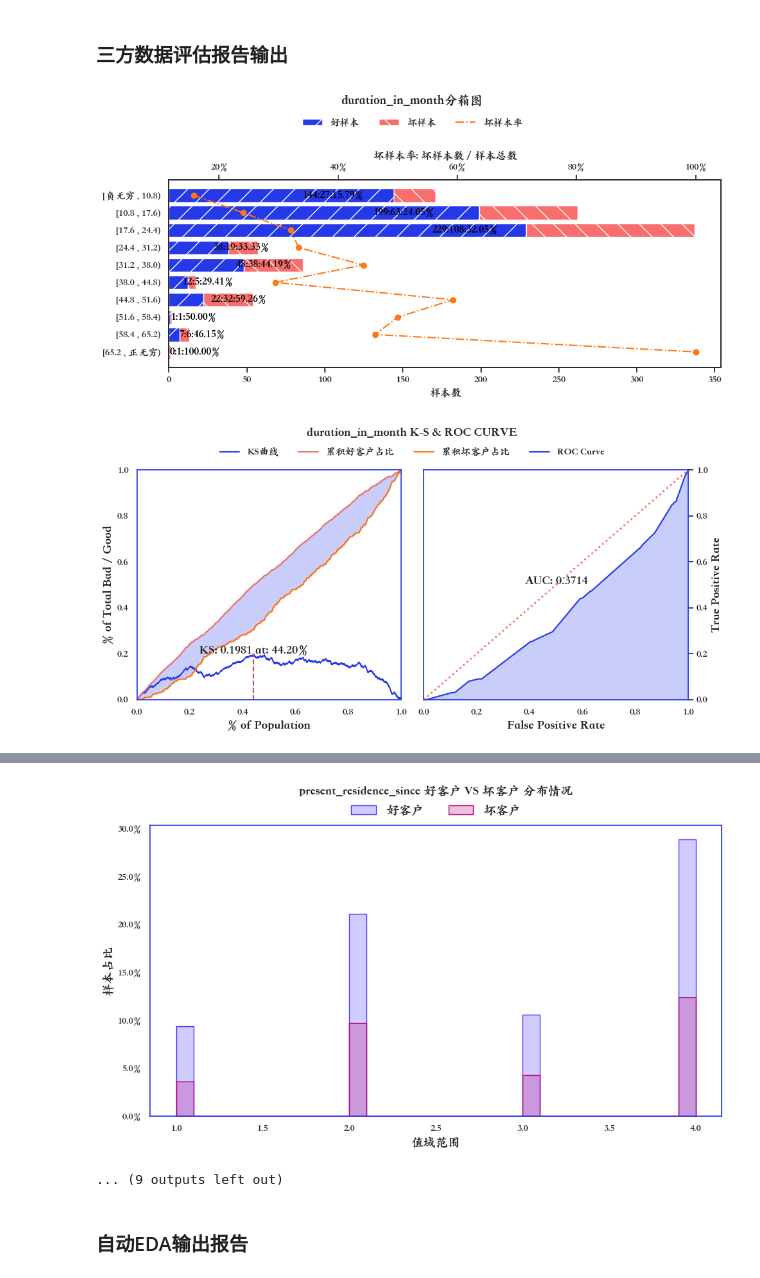
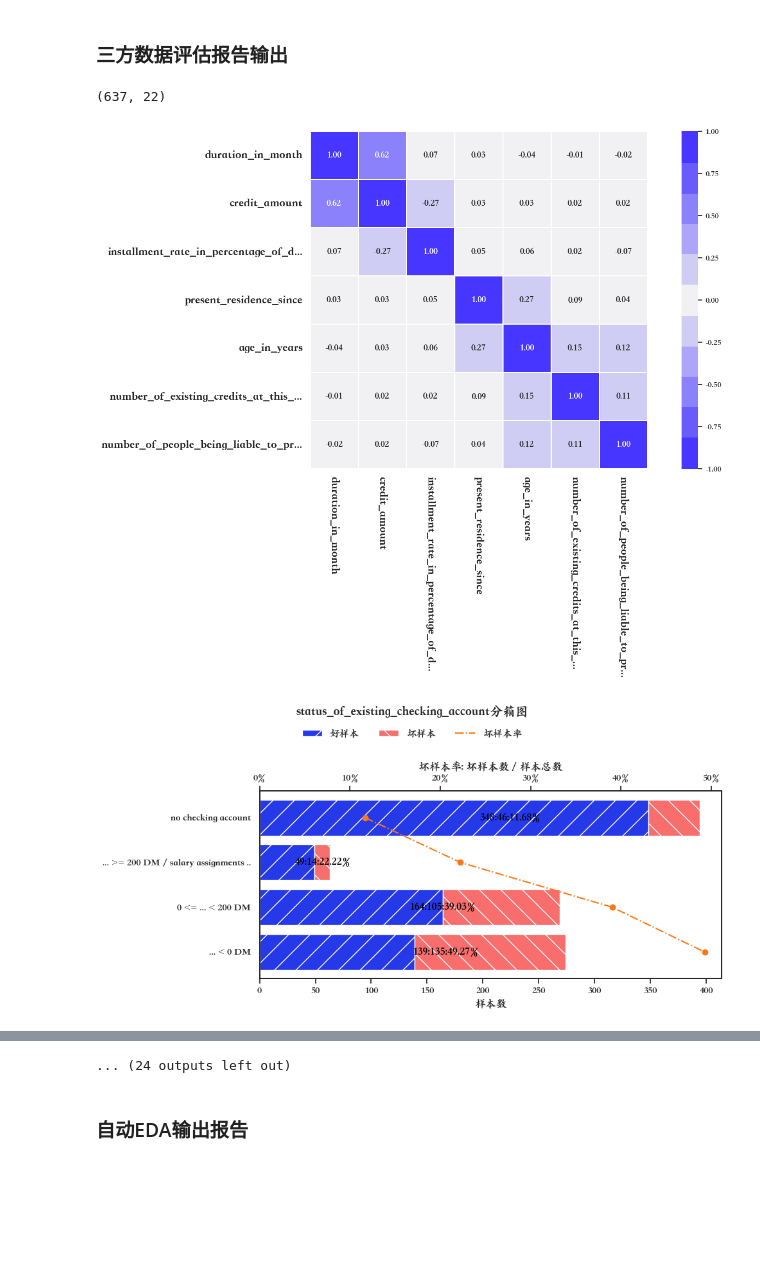
Before and after one commit to itlubber/scorecardpipeline, a Jupyter notebook: examples/auto_report.ipynb, the cells around one changed output, grey strips where cells are left out. Saved outputs shown, nothing was run; the diff lists cells and outputs as text; code cells hidden in the pictures; blank space fills up the shorter version.

```diff
--- a/examples/auto_report.ipynb
+++ b/examples/auto_report.ipynb
@@ -25,24 +25,37 @@ init_setting()
 # %% [markdown]
 ### 三方数据评估报告输出
 # %%
+# 参考: https://scorecardpipeline.itlubber.art/scorecardpipeline.html#module-scorecardpipeline.auto_report
+# pip install scorecardpipeline -i https://pypi.org/simple
+
+from scorecardpipeline import *
+
+# 初始化设置，包含忽略warning、画图字体、[随机种子、日志输出]
+init_setting()
+
+# 加载数据集，标签转换为 0 和 1
 target = "creditability"
 data = germancredit()
 data[target] = data[target].map({"good": 0, "bad": 1})
-features = data.select_dtypes(include="number").columns.drop(target).tolist()
+features = data.columns.drop(target).tolist()
 
+# 测试报告输出
 auto_data_testing_report(data
                          , features=features
                          , target=target
-                         , date=None
+                         , date=None # 传入日期列名，会按 freq 统计不同时间维度好坏样本的分布情况
+                         , freq="M"
                          , data_summary_comment=""
-                         , freq="M"
                          , excel_writer="model_report/三方数据测试报告.xlsx"
                          , sheet="分析报告"
                          , start_col=2
                          , start_row=2
                          , writer_params={}
-                         , bin_params={}
+                         , bin_params={"method": "dt", "min_bin_size": 0.05, "max_n_bins": 10} # feature_bin_stats 函数的相关参数
+                         , pictures=['bin', 'ks', 'hist'] # 类别型变量不支持 ks 和 hist
+                         , corr=True
                          )
 # %% [output]
+(637, 22)
-[figure, old version]
+[figure, new version]
-[figure, old version]
+[figure, new version]
@@ -58,5 +71,4 @@ auto_data_testing_report(data
-[figure, removed]
-... (9 outputs left out)
+... (24 outputs left out)
 # %% [markdown]
 ### 自动EDA输出报告
 # %%
```
Also changed, not shown: parts of 1 cell of this notebook, 6 other files.
